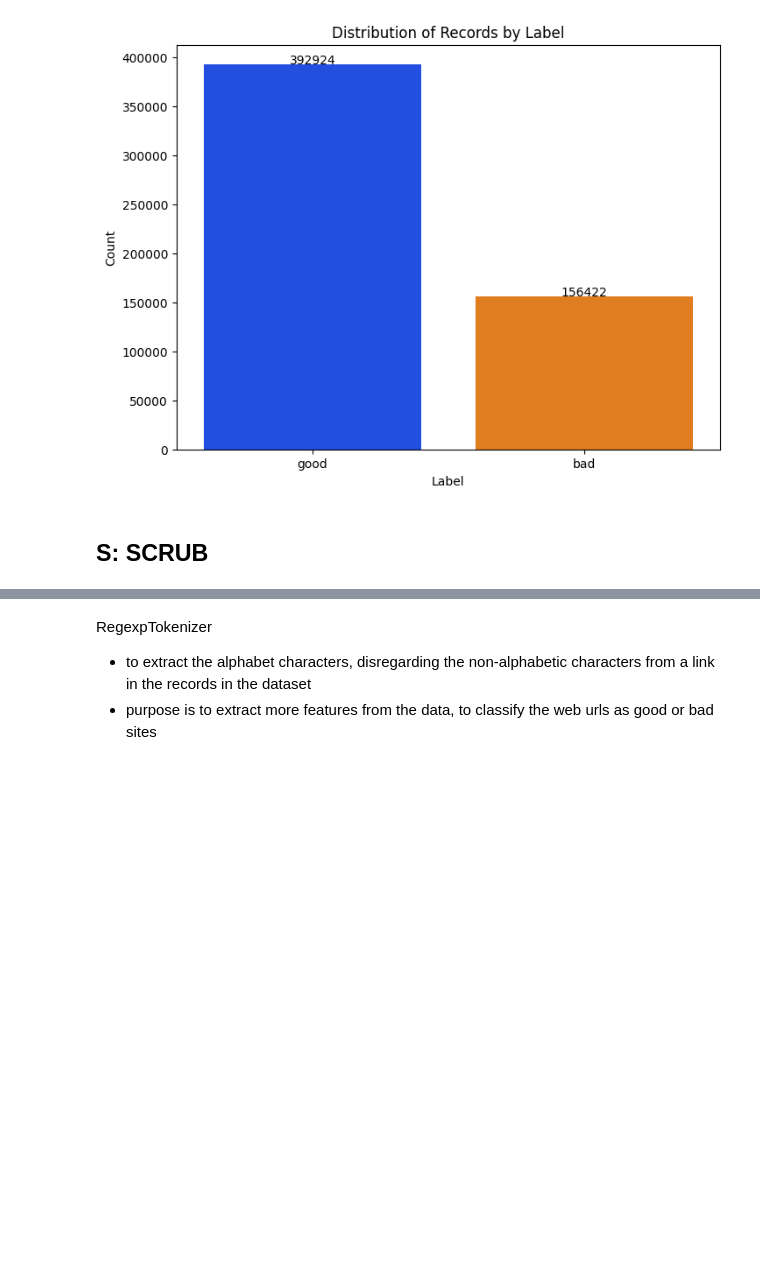
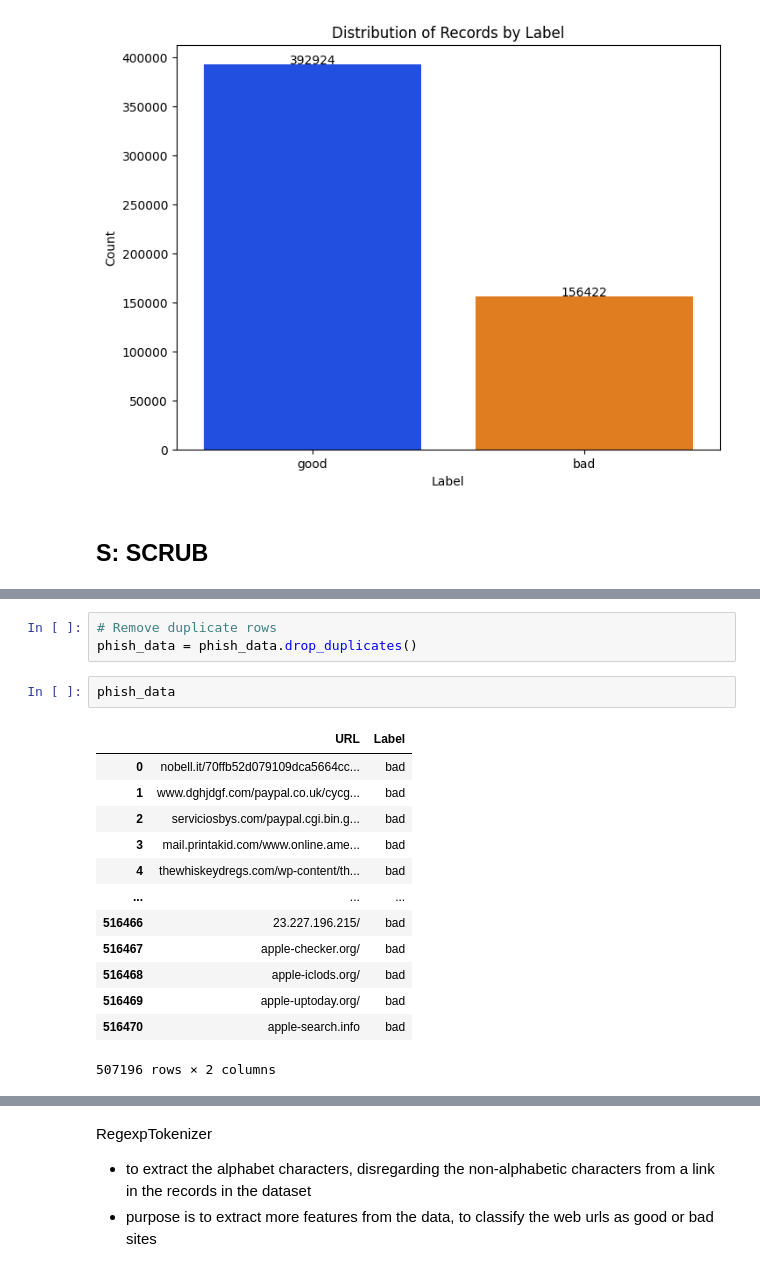
Before and after one commit to Kairos5106/data-science, a Jupyter notebook: test.ipynb, the cells around one changed output, grey strips where cells are left out. Saved outputs shown, nothing was run; the diff lists cells and outputs as text; blank space fills up the shorter version.

```diff
--- a/test.ipynb
+++ b/test.ipynb
@@ -103,0 +152,19 @@ plt.show()
+# %%
+# Remove duplicate rows
+phish_data = phish_data.drop_duplicates()
+# %%
+phish_data
+# %% [output]
+|  | URL | Label |
+| 0 | nobell.it/70ffb52d079109dca5664cc... | bad |
+| 1 | www.dghjdgf.com/paypal.co.uk/cycg... | bad |
+| 2 | serviciosbys.com/paypal.cgi.bin.g... | bad |
+| 3 | mail.printakid.com/www.online.ame... | bad |
+| 4 | thewhiskeydregs.com/wp-content/th... | bad |
+| ... | ... | ... |
+| 516466 | 23.227.196.215/ | bad |
+| 516467 | apple-checker.org/ | bad |
+| 516468 | apple-iclods.org/ | bad |
+| 516469 | apple-uptoday.org/ | bad |
+| 516470 | apple-search.info | bad |
+507196 rows × 2 columns
```
Also changed, not shown: parts of 31 cells of this notebook.
